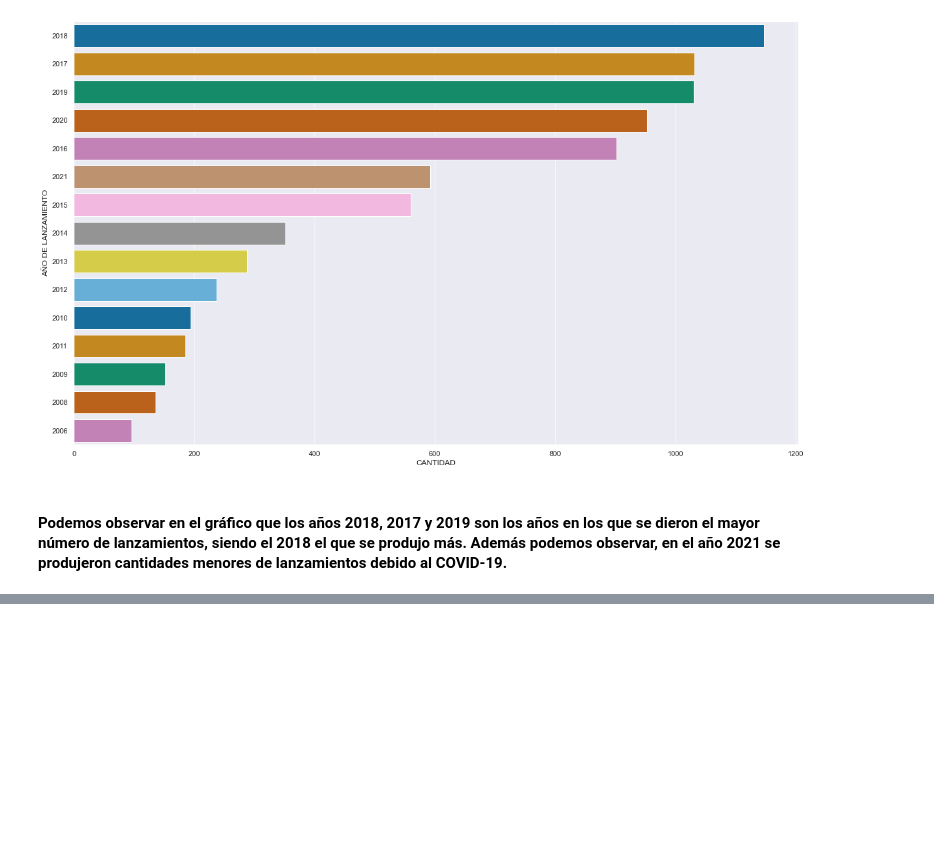
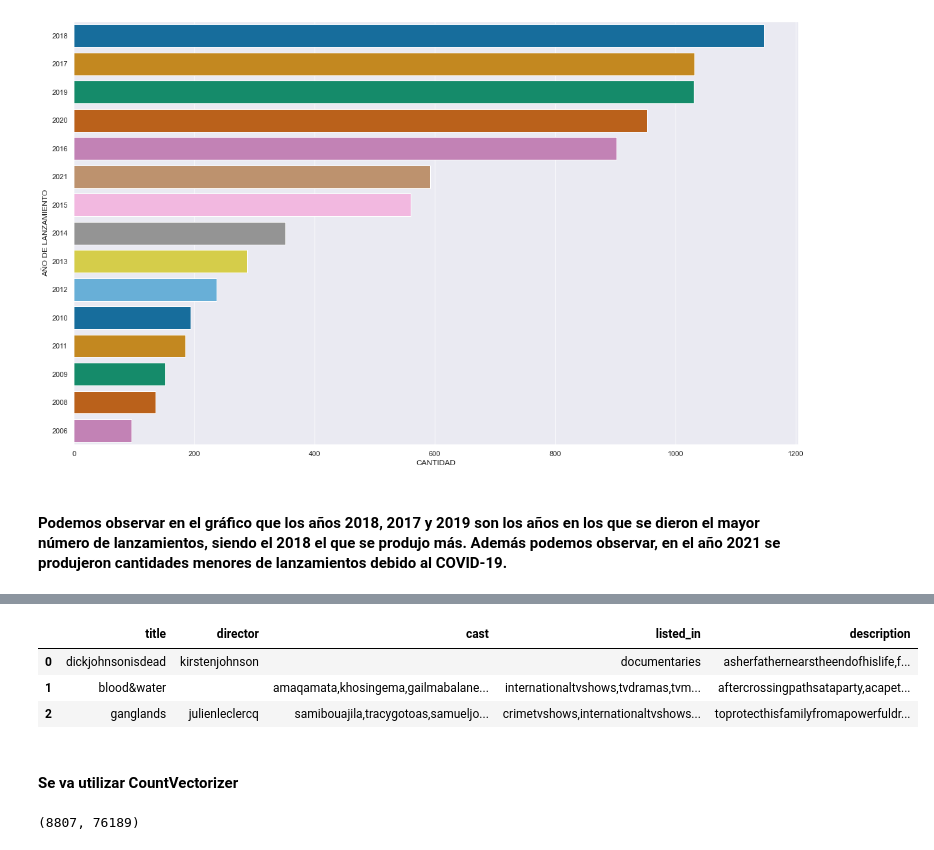
Before and after one commit to Darkencc/Netflix-EDA-and-Recommendation-System, a Jupyter notebook: Netflix - EDA and Recommendation System.ipynb, the cells around one changed output, grey strips where cells are left out. Cells and saved outputs as stored; diff of their text form; code cells hidden in the pictures; blank space fills up the shorter version.

```diff
--- a/Netflix - EDA and Recommendation System.ipynb
+++ b/Netflix - EDA and Recommendation System.ipynb
@@ -88,0 +130,10 @@ plt.show()
+# %%
+for feature in features:
+    new_netflix_data[feature] = new_netflix_data[feature].apply(data_cleaning)
+
+new_netflix_data.head(3)
+# %% [output]
+|  | title | director | cast | listed_in | description |
+| 0 | dickjohnsonisdead | kirstenjohnson |  | documentaries | asherfathernearstheendofhislife,f... |
+| 1 | blood&water |  | amaqamata,khosingema,gailmabalane... | internationaltvshows,tvdramas,tvm... | aftercrossingpathsataparty,acapet... |
+| 2 | ganglands | julienleclercq | samibouajila,tracygotoas,samueljo... | crimetvshows,internationaltvshows... | toprotecthisfamilyfromapowerfuldr... |
@@ -88,0 +146,12 @@ plt.show()
+# %% [markdown]
+#### Se va utilizar CountVectorizer
+# %%
+from sklearn.feature_extraction.text import CountVectorizer #Para ver la frecuencia de cada palabra
+from sklearn.metrics.pairwise import cosine_similarity
+
+countvec = CountVectorizer(stop_words='english') # Para quitar palabras irrelevantes
+countvec_matrix = countvec.fit_transform(new_netflix_data['joined_columns'])
+    #Genera una matriz con la frecuencia de cada palabra que exista en la columna de 'joined_columns'
+countvec_matrix.shape
+# %% [output]
+(8807, 76189)
```
Also changed, not shown: parts of 15 cells of this notebook, 1 other file.
